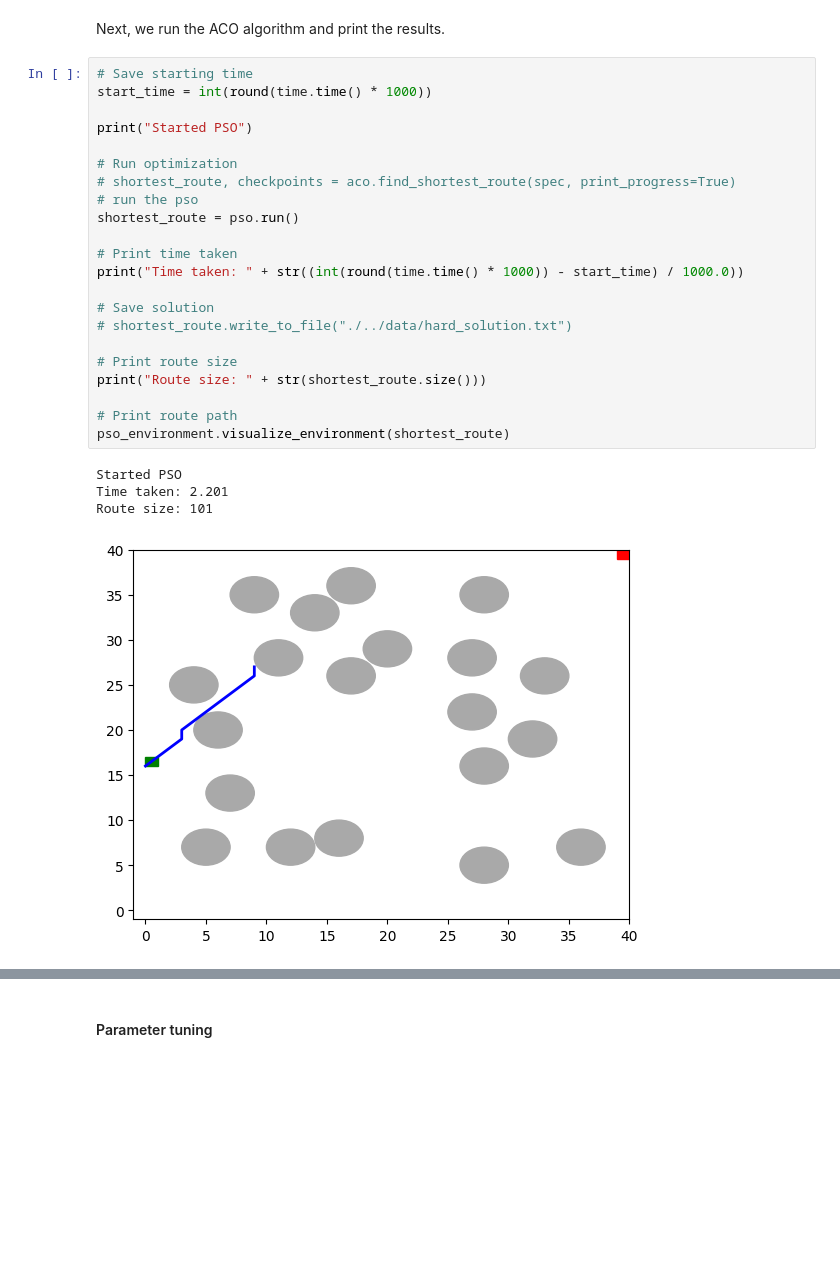
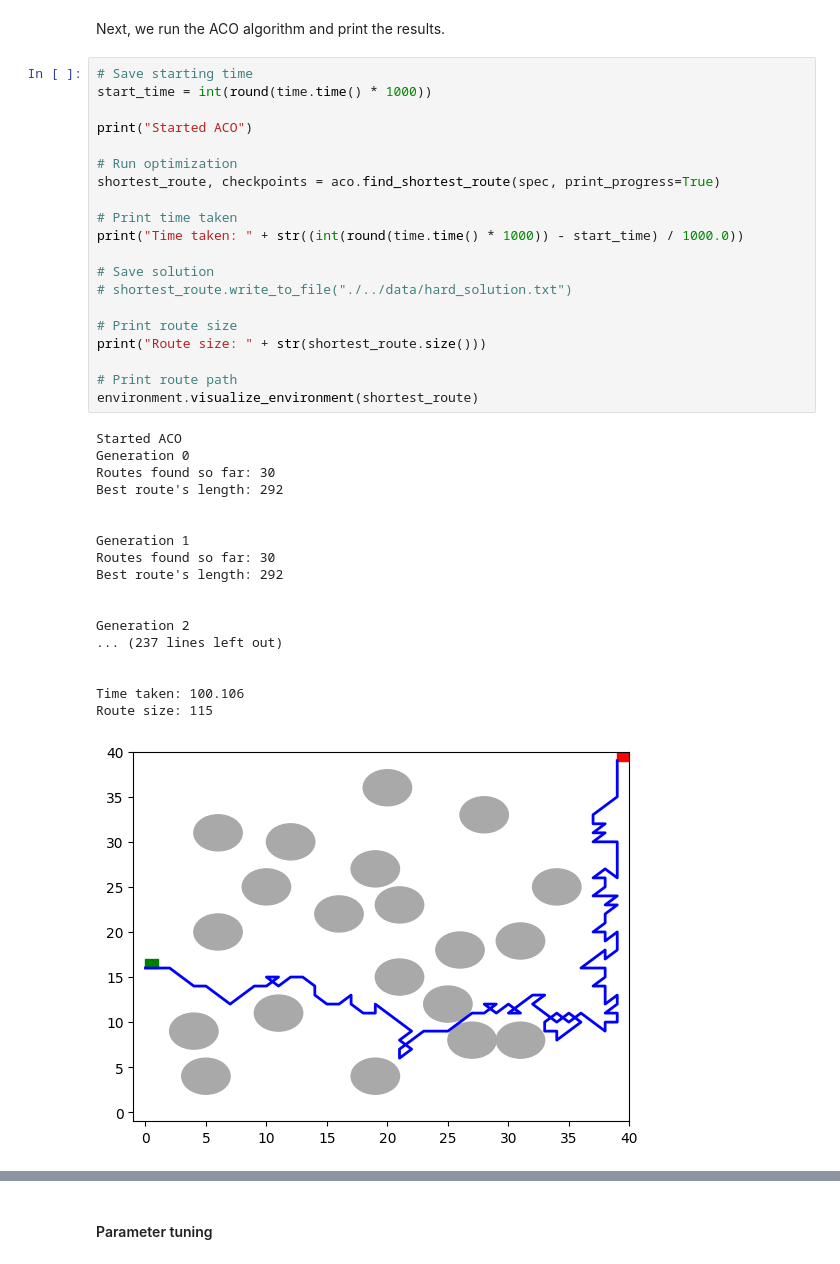
Before and after one commit to umenzi/bio-inspired_algorithms, a Jupyter notebook: src/Main.ipynb, the cells around one changed output, grey strips where cells are left out. Saved outputs shown, nothing was run; the diff lists cells and outputs as text; blank space fills up the shorter version.

```diff
--- a/src/Main.ipynb
+++ b/src/Main.ipynb
@@ -66,27 +61,39 @@ Next, we run the ACO algorithm and print the results.
 # %%
 # Save starting time
 start_time = int(round(time.time() * 1000))
 
-print("Started PSO")
+print("Started ACO")
 
 # Run optimization
-# shortest_route, checkpoints = aco.find_shortest_route(spec, print_progress=True)
-# run the pso
-shortest_route = pso.run()
+shortest_route, checkpoints = aco.find_shortest_route(spec, print_progress=True)
 
 # Print time taken
 print("Time taken: " + str((int(round(time.time() * 1000)) - start_time) / 1000.0))
 
 # Save solution
 # shortest_route.write_to_file("./../data/hard_solution.txt")
 
 # Print route size
 print("Route size: " + str(shortest_route.size()))
 
 # Print route path
-pso_environment.visualize_environment(shortest_route)
+environment.visualize_environment(shortest_route)
 # %% [output]
-Started PSO
-Time taken: 2.201
-Route size: 101
+Started ACO
+Generation 0
+Routes found so far: 30
+Best route's length: 292
+
+
+Generation 1
+Routes found so far: 30
+Best route's length: 292
+
+
+Generation 2
+... (237 lines left out)
+
+
+Time taken: 100.106
+Route size: 115
-[figure, old version]
+[figure, new version]
```
Also changed, not shown: parts of 4 cells of this notebook, 2 other files.
